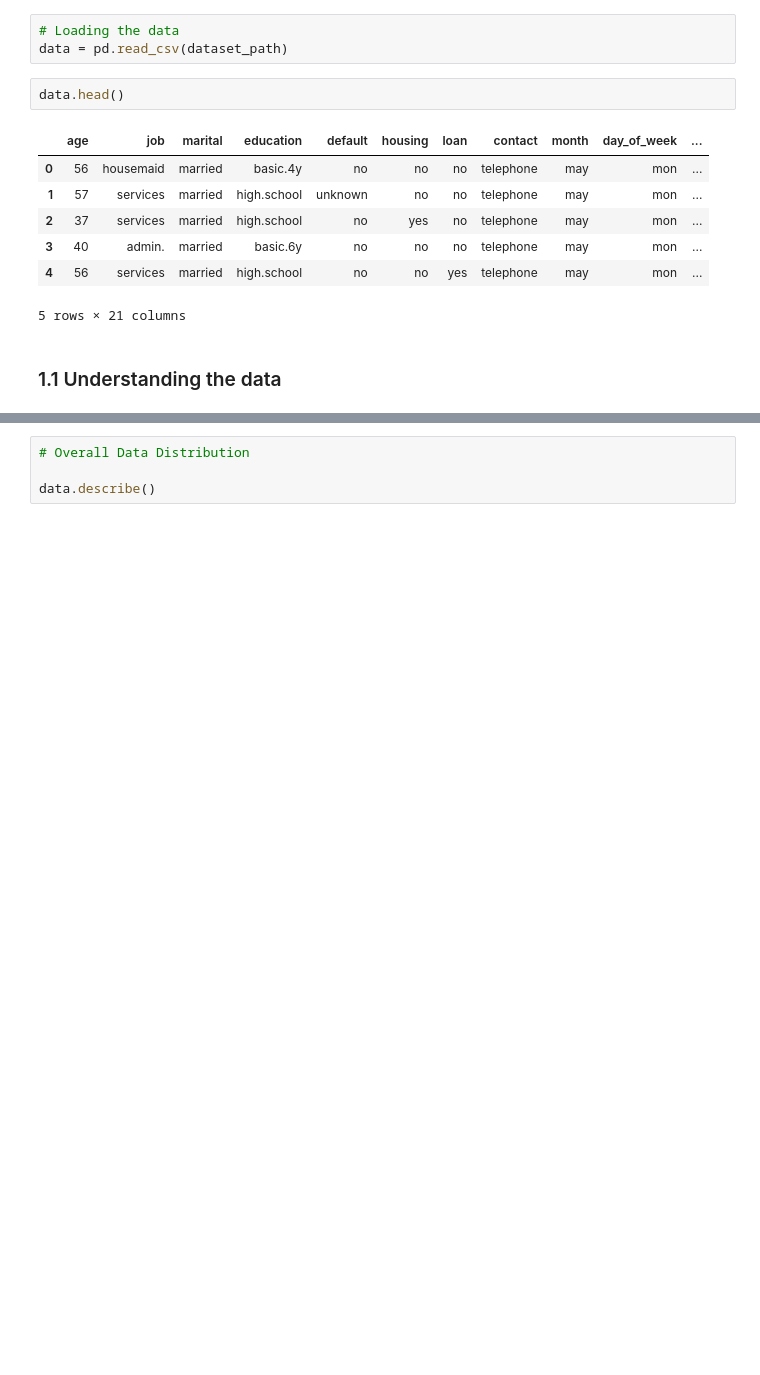
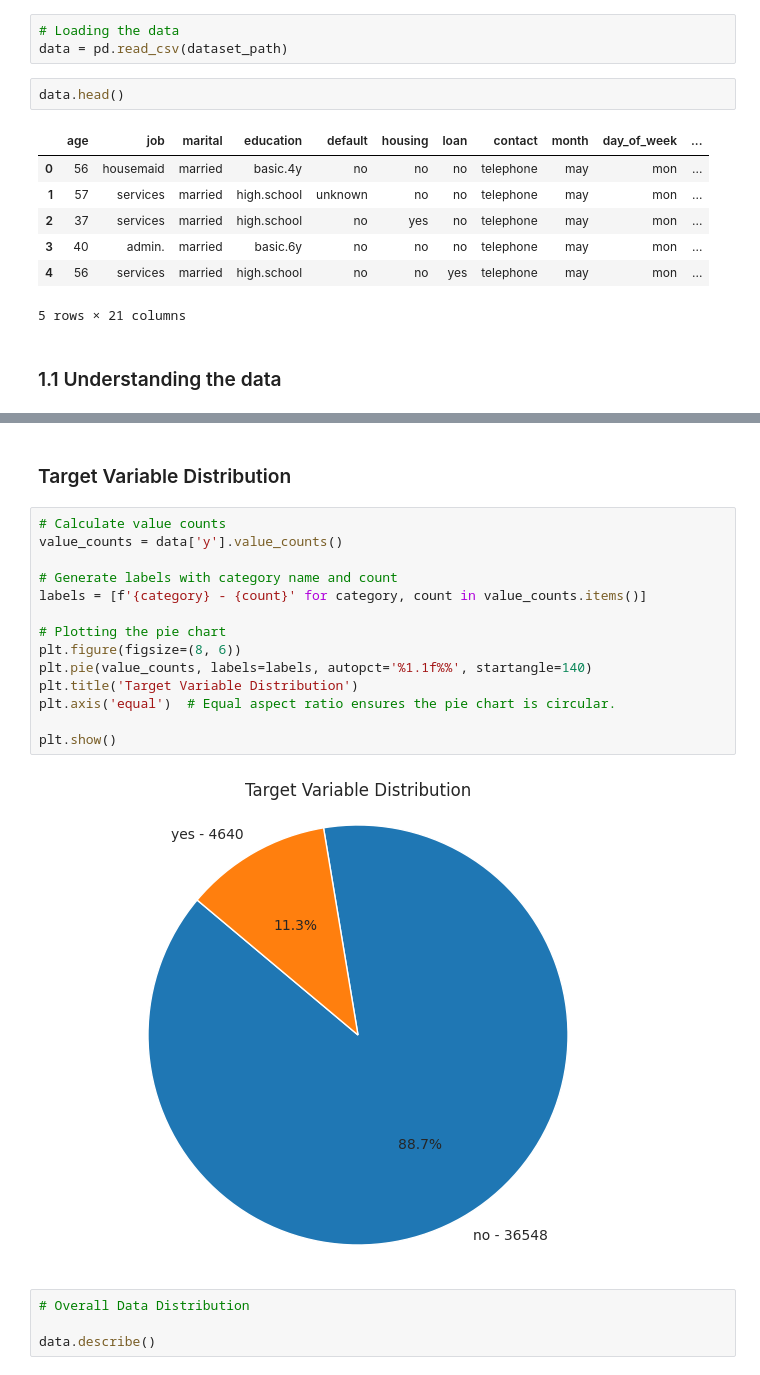
Before and after one commit to akhil4rajan/bank_marketing_analysis, a Jupyter notebook: code/notebooks/data-analysis.ipynb, the cells around one changed output, grey strips where cells are left out. Drawn from its saved outputs; the diff is of its cells as text; blank space fills up the shorter version.

```diff
--- a/code/notebooks/data-analysis.ipynb
+++ b/code/notebooks/data-analysis.ipynb
@@ -106,3 +108,21 @@ memory usage: 6.6+ MB
+# %% [markdown]
+### Target Variable Distribution
+# %%
+# Calculate value counts
+value_counts = data['y'].value_counts()
+
+# Generate labels with category name and count
+labels = [f'{category} - {count}' for category, count in value_counts.items()]
+
+# Plotting the pie chart
+plt.figure(figsize=(8, 6))
+plt.pie(value_counts, labels=labels, autopct='%1.1f%%', startangle=140)
+plt.title('Target Variable Distribution')
+plt.axis('equal')  # Equal aspect ratio ensures the pie chart is circular.
+
+plt.show()
+# %% [output]
+[figure, added]
 # %%
 # Overall Data Distribution
 
```
Also changed, not shown: parts of 36 cells of this notebook, 11 other files.
